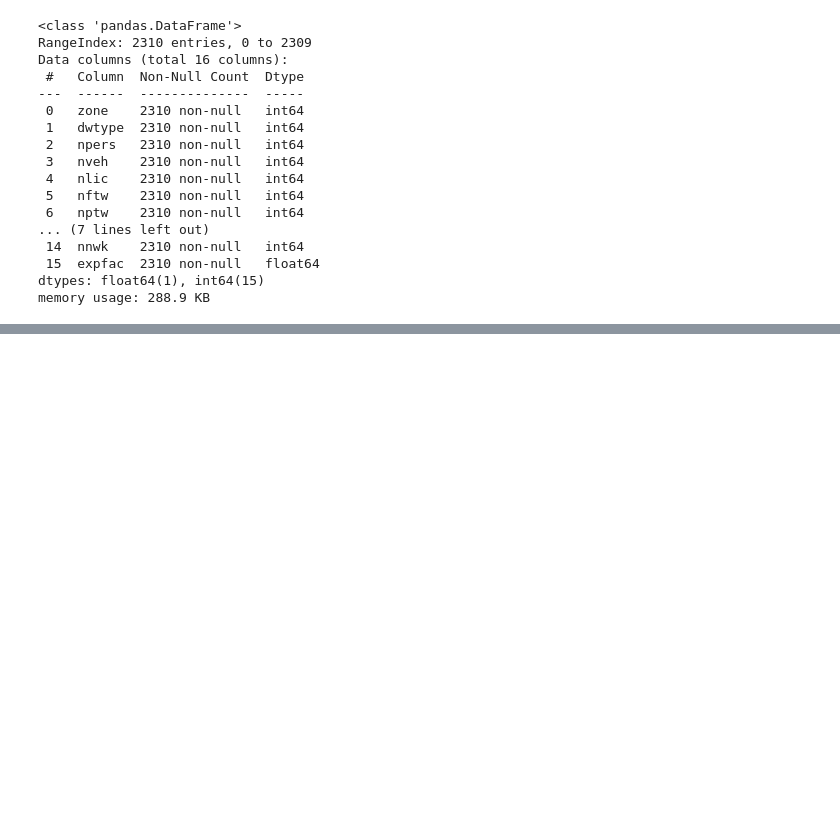
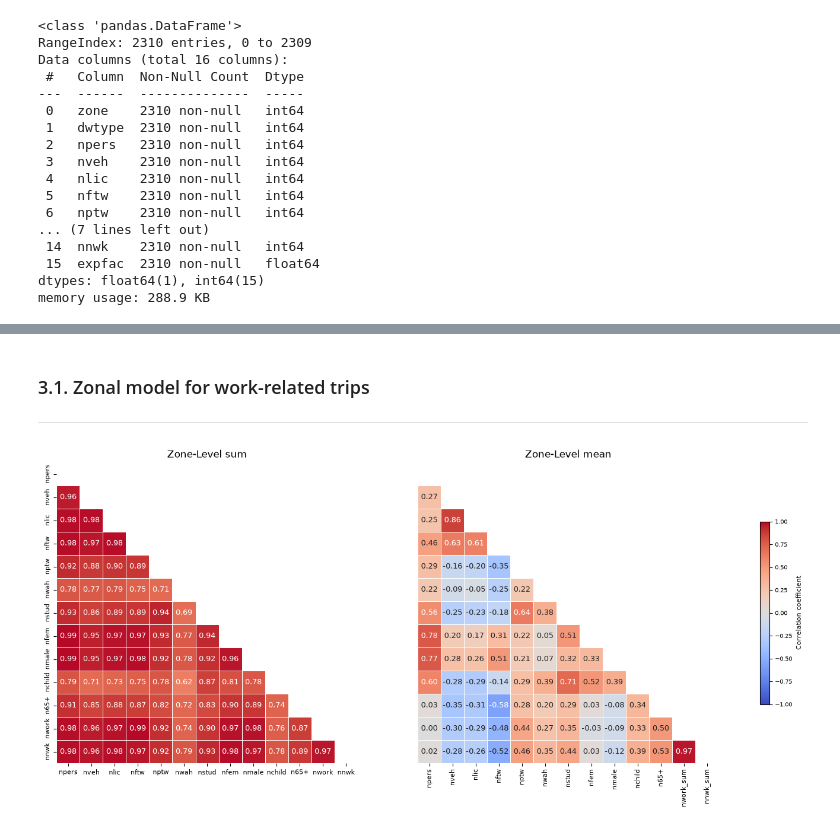
Before and after one commit to jaagarciamu/508_CME_Tranportation_plan, a Jupyter notebook: notebooks/homework_1.ipynb, the cells around one changed output, grey strips where cells are left out. Saved outputs shown, nothing was run; the diff lists cells and outputs as text; code cells hidden in the pictures; blank space fills up the shorter version.

Commit message:
Update homework 1 analysis and report

```diff
--- a/notebooks/homework_1.ipynb
+++ b/notebooks/homework_1.ipynb
@@ -169,0 +644,9 @@ Validation passed: the dataset is non-empty and contains all 16 expected columns
+# %%
+# report: hide-cell
+agg_dict = {
+    col: mode_first if col in categorical_cols else "sum"
+    for col in df.columns
+    if col != "zone"
+}
+zone_df_sum = df.groupby("zone", observed=True).agg(agg_dict).reset_index()
+zone_df_sum.head(5)
@@ -169,0 +660,9 @@ Validation passed: the dataset is non-empty and contains all 16 expected columns
+# %%
+# report: hide-cell
+agg_dict2 = {
+    col: mode_first if col in categorical_cols else "mean"
+    for col in df.columns
+    if col != "zone"
+}
+zone_df_mean = df.groupby("zone", observed=True).agg(agg_dict2).reset_index().round(3)
+zone_df_mean.head(5)
@@ -169,0 +676,18 @@ Validation passed: the dataset is non-empty and contains all 16 expected columns
+# %%
+# report: hide-cell
+zone_df_mean = (
+    zone_df_mean
+    .drop(columns=["nwork", "nnwk"])
+    .assign(
+        nwork_sum=zone_df_sum["nwork"],
+        nnwk_sum=zone_df_sum["nnwk"]
+    )
+)
+# %%
+# report: hide-cell
+numeric_cols2 = pd.Index([
+    "nwork_sum" if col == "nwork"
+    else "nnwk_sum" if col == "nnwk"
+    else col
+    for col in numeric_cols
+])
@@ -169,0 +725,10 @@ Validation passed: the dataset is non-empty and contains all 16 expected columns
+# %% [markdown]
+### 3.1. Zonal model for work-related trips
+----------------
+# %%
+corr_zones_sum = zone_df_sum[numeric_cols].corr(method="spearman")
+corr_house_mean = zone_df_mean[numeric_cols2].corr(method="spearman")
+
+plot_correlations(corr_zones_sum,corr_house_mean, title_left="Zone-Level sum", title_right="Zone-Level mean")
+# %% [output]
+[figure, added]
```
Also changed, not shown: parts of 91 cells of this notebook, 7 other files.
